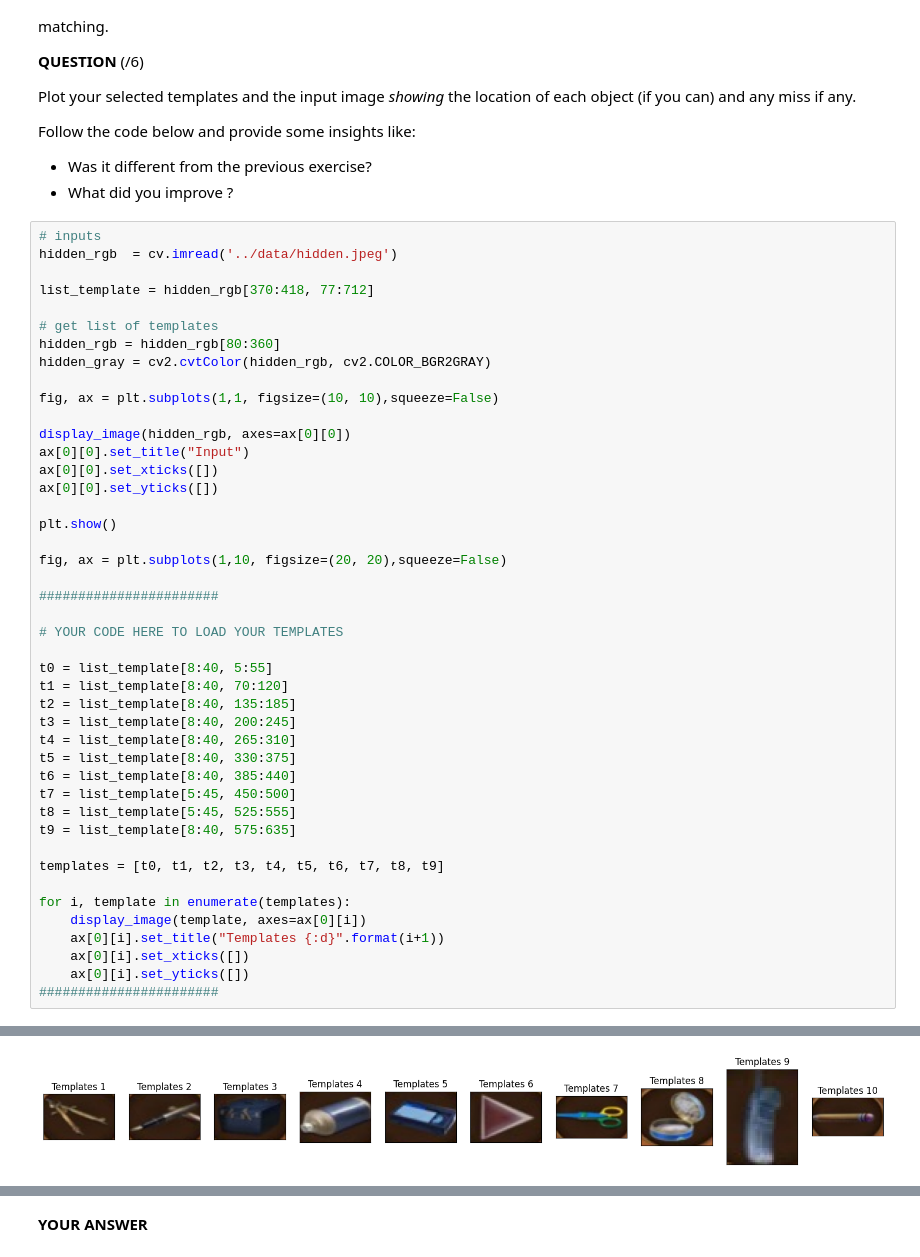
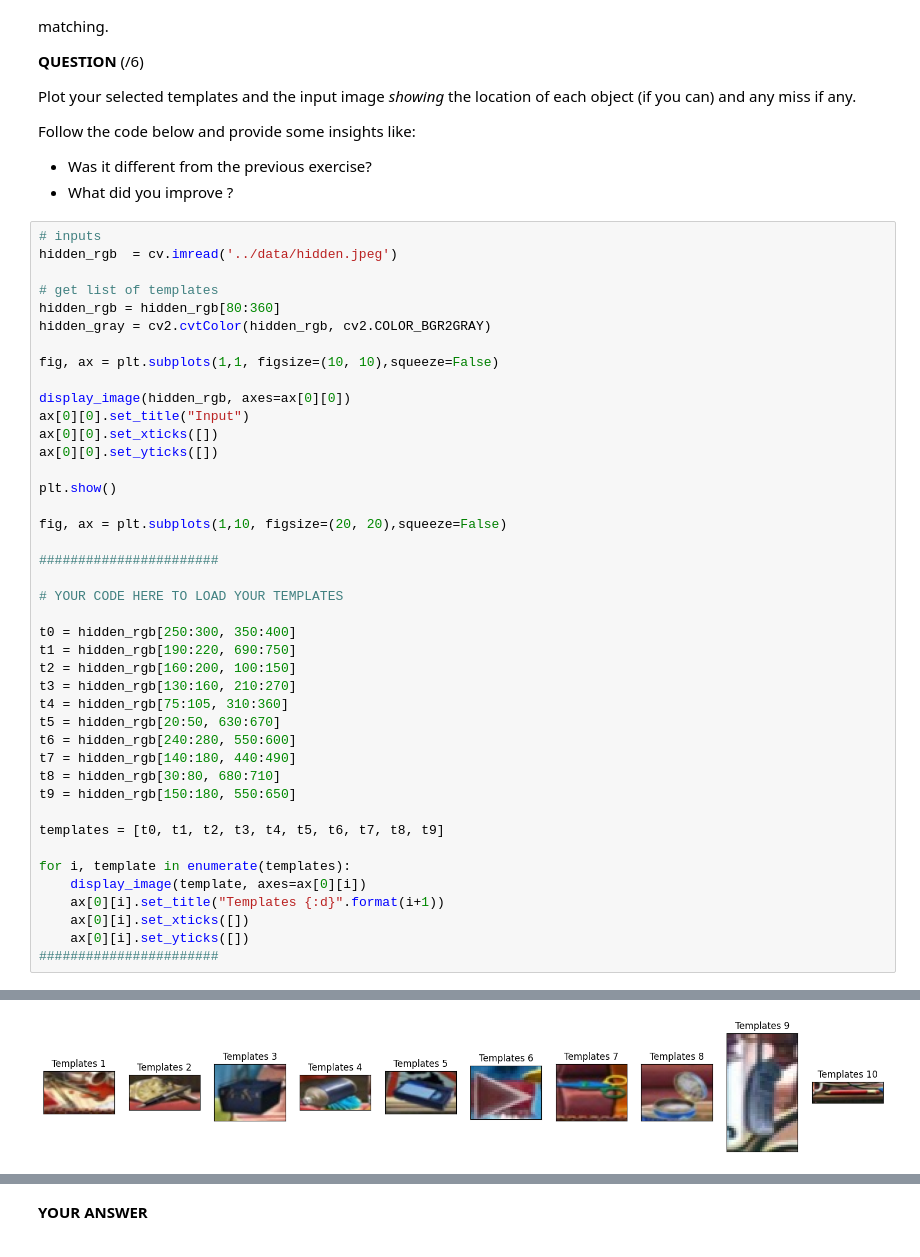
Before and after one commit to JulienErblandEPFL/Img_processing_lab1, a Jupyter notebook: Lab2/notebook/02_object_detection_and_recognition_2025.ipynb, the cells around one changed output, grey strips where cells are left out. Cells and saved outputs as stored; diff of their text form.

```diff
--- a/Lab2/notebook/02_object_detection_and_recognition_2025.ipynb
+++ b/Lab2/notebook/02_object_detection_and_recognition_2025.ipynb
@@ -855,50 +855,48 @@ Follow the code below and provide some insights like:
 # %%
 # inputs
 hidden_rgb  = cv.imread('../data/hidden.jpeg')
-
-list_template = hidden_rgb[370:418, 77:712]
 
 # get list of templates
 hidden_rgb = hidden_rgb[80:360]
 hidden_gray = cv2.cvtColor(hidden_rgb, cv2.COLOR_BGR2GRAY)
 
 fig, ax = plt.subplots(1,1, figsize=(10, 10),squeeze=False)
 
 display_image(hidden_rgb, axes=ax[0][0])
 ax[0][0].set_title("Input")
 ax[0][0].set_xticks([])
 ax[0][0].set_yticks([])
 
 plt.show()
 
 fig, ax = plt.subplots(1,10, figsize=(20, 20),squeeze=False)
 
 #######################
 
 # YOUR CODE HERE TO LOAD YOUR TEMPLATES
 
-t0 = list_template[8:40, 5:55]
-t1 = list_template[8:40, 70:120]
-t2 = list_template[8:40, 135:185]
-t3 = list_template[8:40, 200:245]
-t4 = list_template[8:40, 265:310]
-t5 = list_template[8:40, 330:375]
-t6 = list_template[8:40, 385:440]
-t7 = list_template[5:45, 450:500]
-t8 = list_template[5:45, 525:555]
-t9 = list_template[8:40, 575:635]
+t0 = hidden_rgb[250:300, 350:400]
+t1 = hidden_rgb[190:220, 690:750]
+t2 = hidden_rgb[160:200, 100:150]
+t3 = hidden_rgb[130:160, 210:270]
+t4 = hidden_rgb[75:105, 310:360]
+t5 = hidden_rgb[20:50, 630:670]
+t6 = hidden_rgb[240:280, 550:600]
+t7 = hidden_rgb[140:180, 440:490]
+t8 = hidden_rgb[30:80, 680:710]
+t9 = hidden_rgb[150:180, 550:650]
 
 templates = [t0, t1, t2, t3, t4, t5, t6, t7, t8, t9]
 
 for i, template in enumerate(templates):
     display_image(template, axes=ax[0][i])
     ax[0][i].set_title("Templates {:d}".format(i+1))
     ax[0][i].set_xticks([])
     ax[0][i].set_yticks([])
 #######################
 # %% [output]
 [figure]
-[figure, old version]
+[figure, new version]
 # %%
 ## YOUR CODE HERE (almost a copy paste from part 3))
 
```
Also changed, not shown: parts of 3 cells of this notebook.
